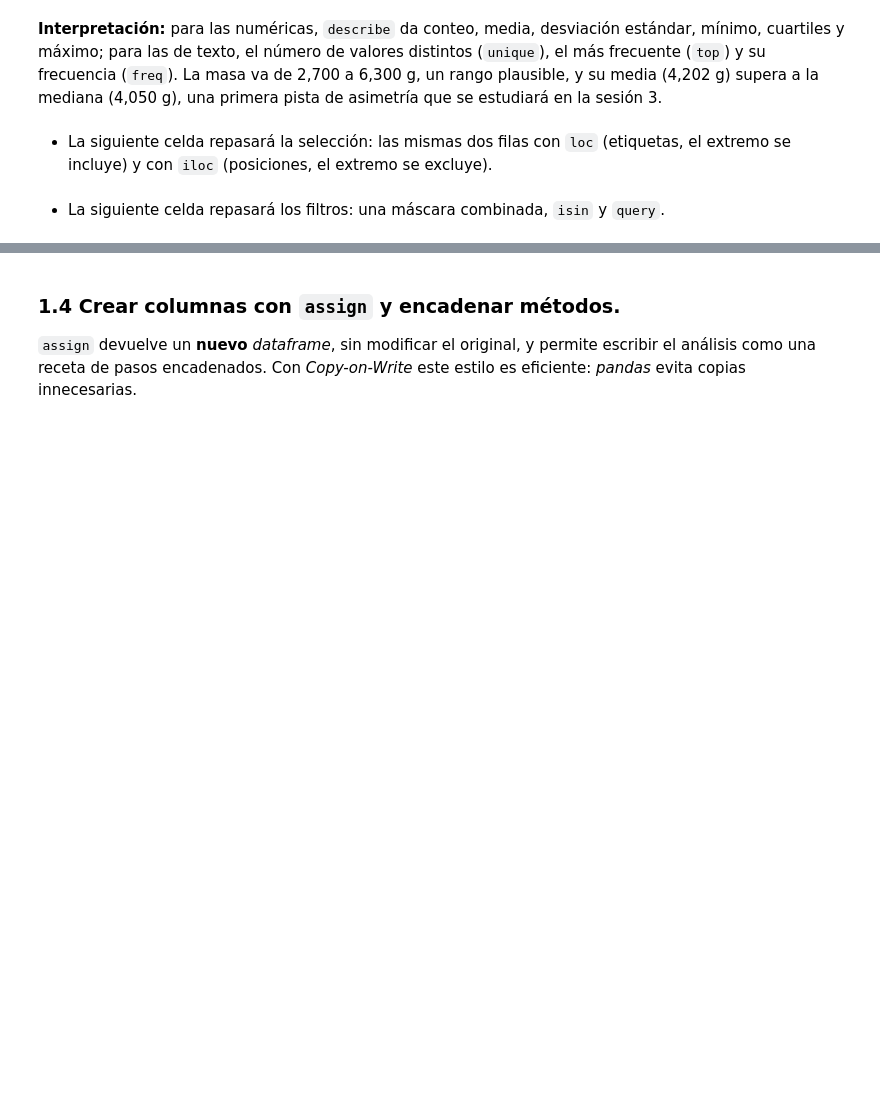
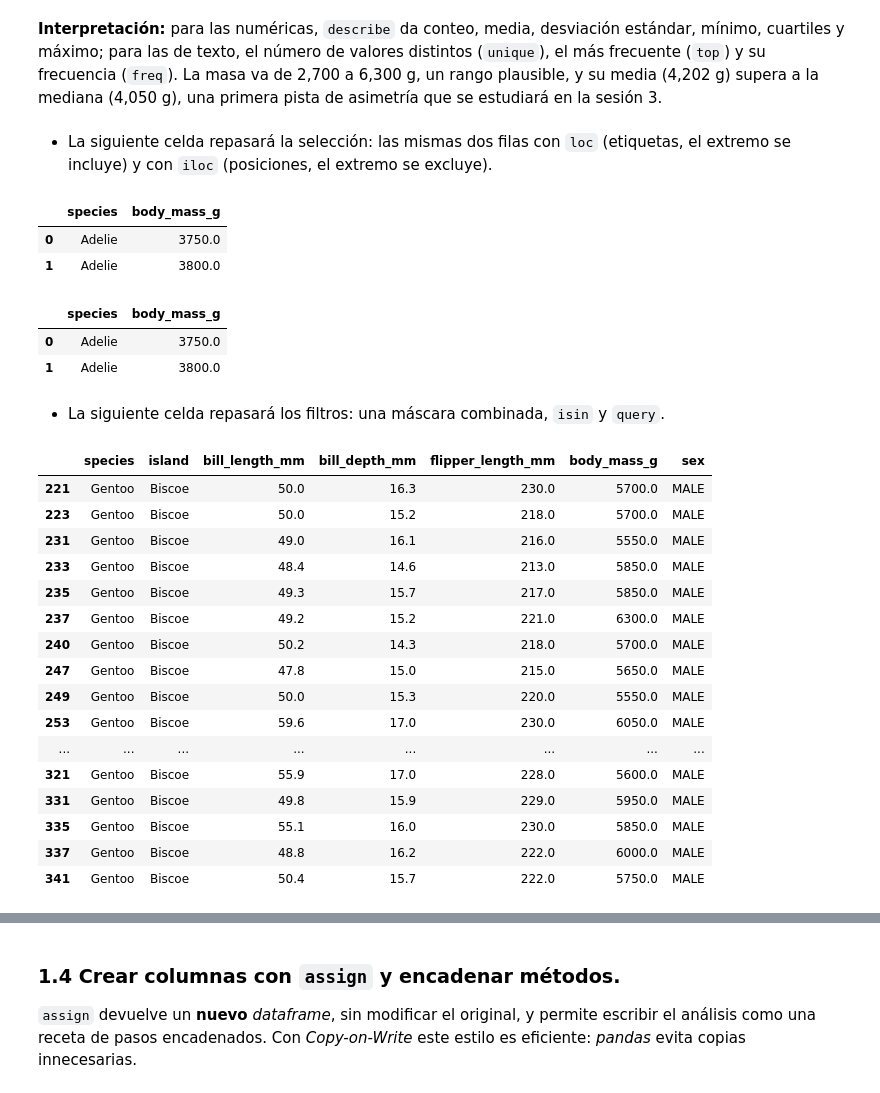
Before and after one commit to PythonistaMX/py401, a Jupyter notebook: 03_pandas_3_esencial.ipynb, the cells around one changed output, grey strips where cells are left out. Saved outputs shown, nothing was run; the diff lists cells and outputs as text; code cells hidden in the pictures; blank space fills up the shorter version.

```diff
--- a/03_pandas_3_esencial.ipynb
+++ b/03_pandas_3_esencial.ipynb
@@ -198,10 +270,37 @@ pinguinos.describe(include="all").T
 # %% [markdown]
 * La siguiente celda repasará la selección: las mismas dos filas con `loc` (etiquetas, el extremo se incluye) y con `iloc` (posiciones, el extremo se excluye).
 # %%
-pinguinos.loc[0:1, ["species", "body_mass_g"]], pinguinos.iloc[0:2, [0, 5]]
+pinguinos.loc[0:1, ["species", "body_mass_g"]]
+# %% [output]
+|  | species | body_mass_g |
+| 0 | Adelie | 3750.0 |
+| 1 | Adelie | 3800.0 |
+# %%
+pinguinos.iloc[0:2, [0, 5]]
+# %% [output]
+|  | species | body_mass_g |
+| 0 | Adelie | 3750.0 |
+| 1 | Adelie | 3800.0 |
 # %% [markdown]
 * La siguiente celda repasará los filtros: una máscara combinada, `isin` y `query`.
 # %%
 gentoo_pesados = pinguinos[(pinguinos["species"] == "Gentoo") & (pinguinos["body_mass_g"] > 5500)]
-dos_islas = pinguinos[pinguinos["island"].isin(["Dream", "Torgersen"])]
-len(gentoo_pesados), len(dos_islas), len(pinguinos.query("species == 'Chinstrap' and flipper_length_mm >= 205"))
+gentoo_pesados
+# %% [output]
+|  | species | island | bill_length_mm | bill_depth_mm | flipper_length_mm | body_mass_g | sex |
+| 221 | Gentoo | Biscoe | 50.0 | 16.3 | 230.0 | 5700.0 | MALE |
+| 223 | Gentoo | Biscoe | 50.0 | 15.2 | 218.0 | 5700.0 | MALE |
+| 231 | Gentoo | Biscoe | 49.0 | 16.1 | 216.0 | 5550.0 | MALE |
+| 233 | Gentoo | Biscoe | 48.4 | 14.6 | 213.0 | 5850.0 | MALE |
+| 235 | Gentoo | Biscoe | 49.3 | 15.7 | 217.0 | 5850.0 | MALE |
+| 237 | Gentoo | Biscoe | 49.2 | 15.2 | 221.0 | 6300.0 | MALE |
+| 240 | Gentoo | Biscoe | 50.2 | 14.3 | 218.0 | 5700.0 | MALE |
+| 247 | Gentoo | Biscoe | 47.8 | 15.0 | 215.0 | 5650.0 | MALE |
+| 249 | Gentoo | Biscoe | 50.0 | 15.3 | 220.0 | 5550.0 | MALE |
+| 253 | Gentoo | Biscoe | 59.6 | 17.0 | 230.0 | 6050.0 | MALE |
+| ... | ... | ... | ... | ... | ... | ... | ... |
+| 321 | Gentoo | Biscoe | 55.9 | 17.0 | 228.0 | 5600.0 | MALE |
+| 331 | Gentoo | Biscoe | 49.8 | 15.9 | 229.0 | 5950.0 | MALE |
+| 335 | Gentoo | Biscoe | 55.1 | 16.0 | 230.0 | 5850.0 | MALE |
+| 337 | Gentoo | Biscoe | 48.8 | 16.2 | 222.0 | 6000.0 | MALE |
+| 341 | Gentoo | Biscoe | 50.4 | 15.7 | 222.0 | 5750.0 | MALE |
```
Also changed, not shown: parts of 21 cells of this notebook, 4 other files.
